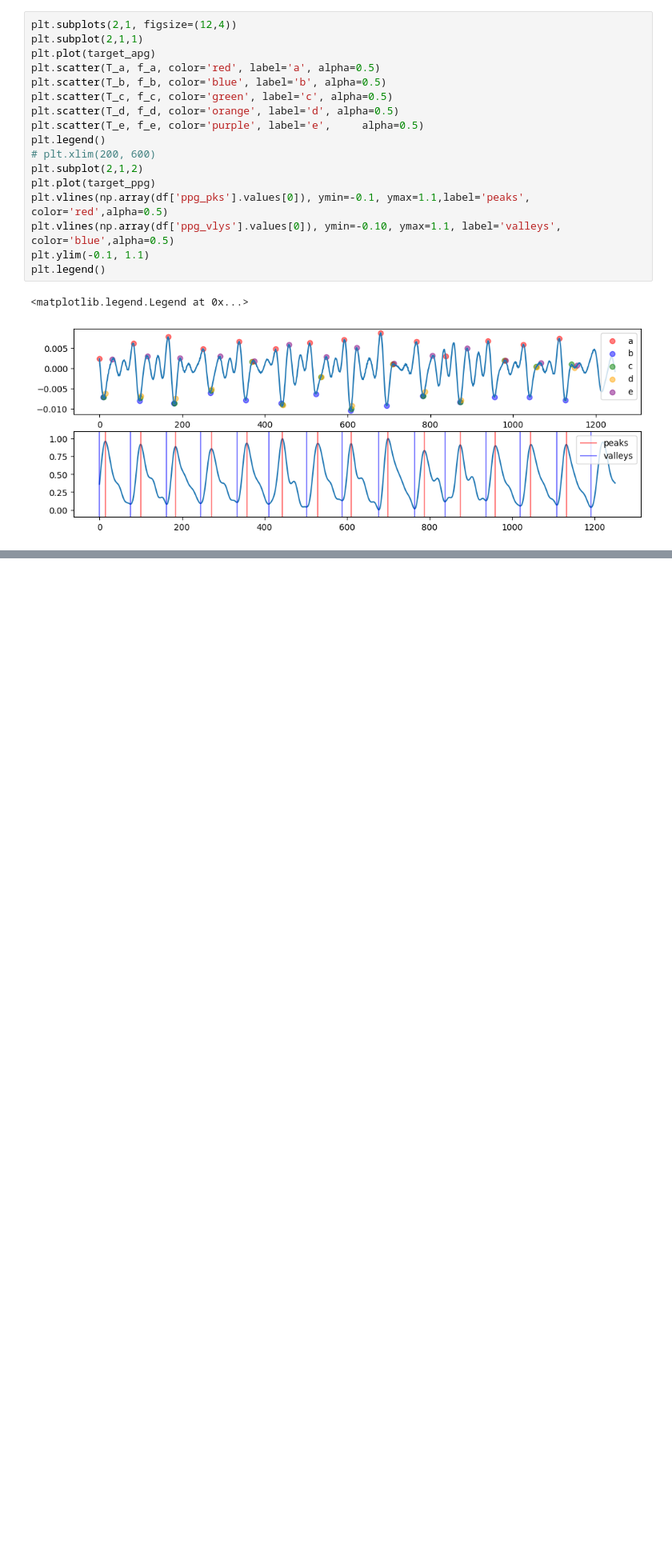
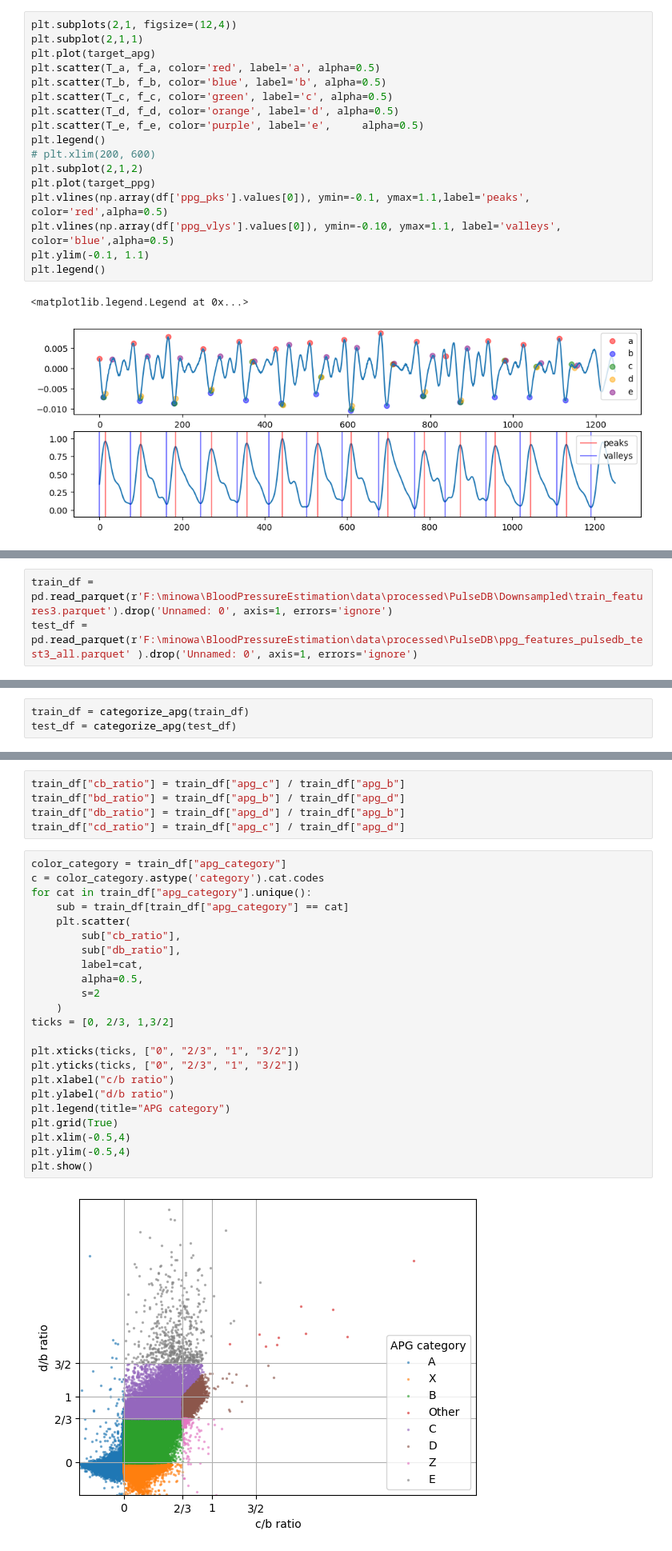
Before and after one commit to ax6000/BloodPressureEstimation, a Jupyter notebook: notebooks/ppg_morphology_classification.ipynb, the cells around one changed output, grey strips where cells are left out. Shown at 80% size. Cells and saved outputs as stored; diff of their text form; blank space fills up the shorter version.

```diff
--- a/notebooks/ppg_morphology_classification.ipynb
+++ b/notebooks/ppg_morphology_classification.ipynb
@@ -363,0 +366,3 @@ plt.legend()
+# %%
+train_df = pd.read_parquet(r'F:\minowa\BloodPressureEstimation\data\processed\PulseDB\Downsampled\train_features3.parquet').drop('Unnamed: 0', axis=1, errors='ignore')
+test_df = pd.read_parquet(r'F:\minowa\BloodPressureEstimation\data\processed\PulseDB\ppg_features_pulsedb_test3_all.parquet' ).drop('Unnamed: 0', axis=1, errors='ignore')
@@ -363,0 +421,3 @@ plt.legend()
+# %%
+train_df = categorize_apg(train_df)
+test_df = categorize_apg(test_df)
@@ -363,0 +494,30 @@ plt.legend()
+# %%
+train_df["cb_ratio"] = train_df["apg_c"] / train_df["apg_b"]
+train_df["bd_ratio"] = train_df["apg_b"] / train_df["apg_d"]
+train_df["db_ratio"] = train_df["apg_d"] / train_df["apg_b"]
+train_df["cd_ratio"] = train_df["apg_c"] / train_df["apg_d"]
+# %%
+color_category = train_df["apg_category"]
+c = color_category.astype('category').cat.codes
+for cat in train_df["apg_category"].unique():
+    sub = train_df[train_df["apg_category"] == cat]
+    plt.scatter(
+        sub["cb_ratio"],
+        sub["db_ratio"],
+        label=cat,
+        alpha=0.5,
+        s=2
+    )
+ticks = [0, 2/3, 1,3/2]
+
+plt.xticks(ticks, ["0", "2/3", "1", "3/2"])
+plt.yticks(ticks, ["0", "2/3", "1", "3/2"])
+plt.xlabel("c/b ratio")
+plt.ylabel("d/b ratio")
+plt.legend(title="APG category")
+plt.grid(True)
+plt.xlim(-0.5,4)
+plt.ylim(-0.5,4)
+plt.show()
+# %% [output]
+[figure, added]
```
Also changed, not shown: parts of 15 cells of this notebook, 9 other files.
